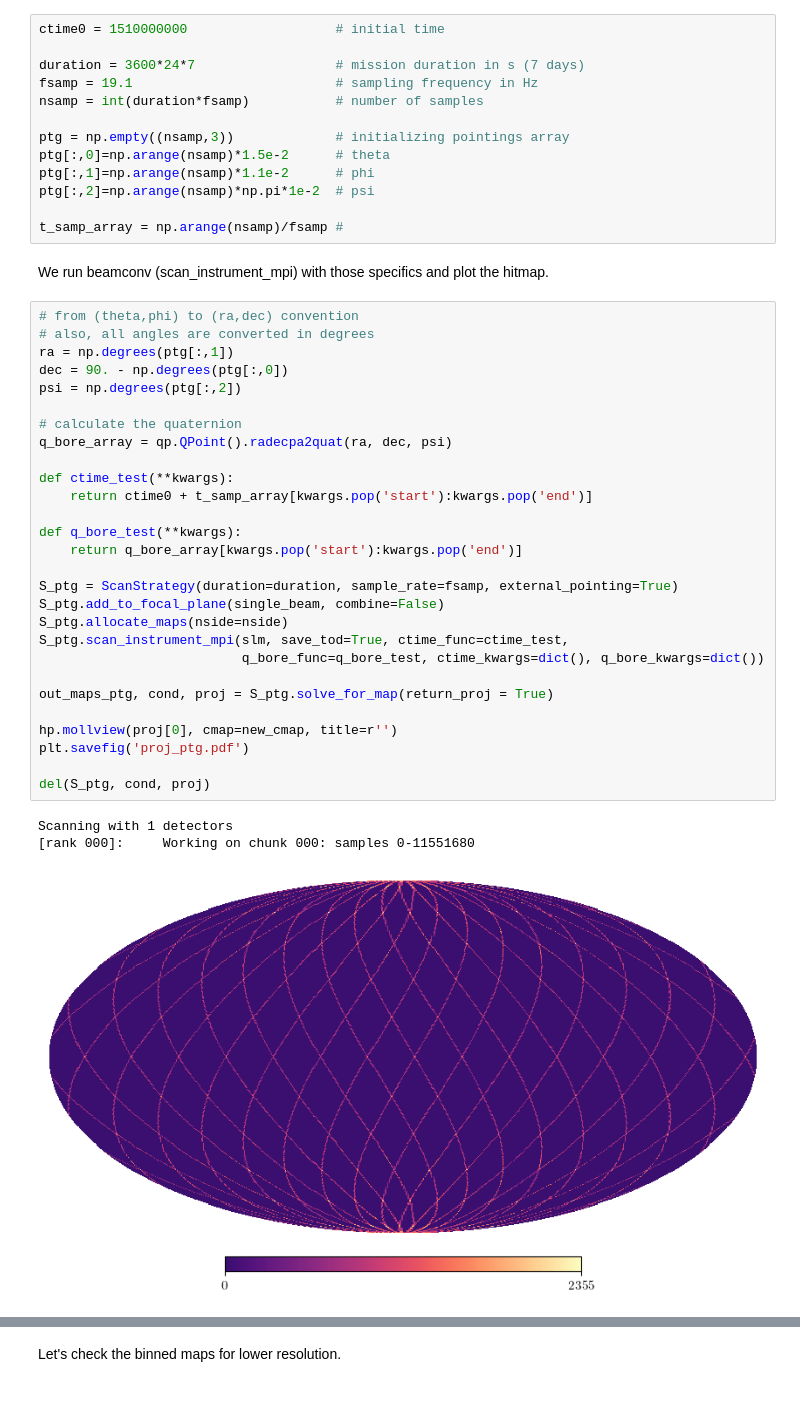
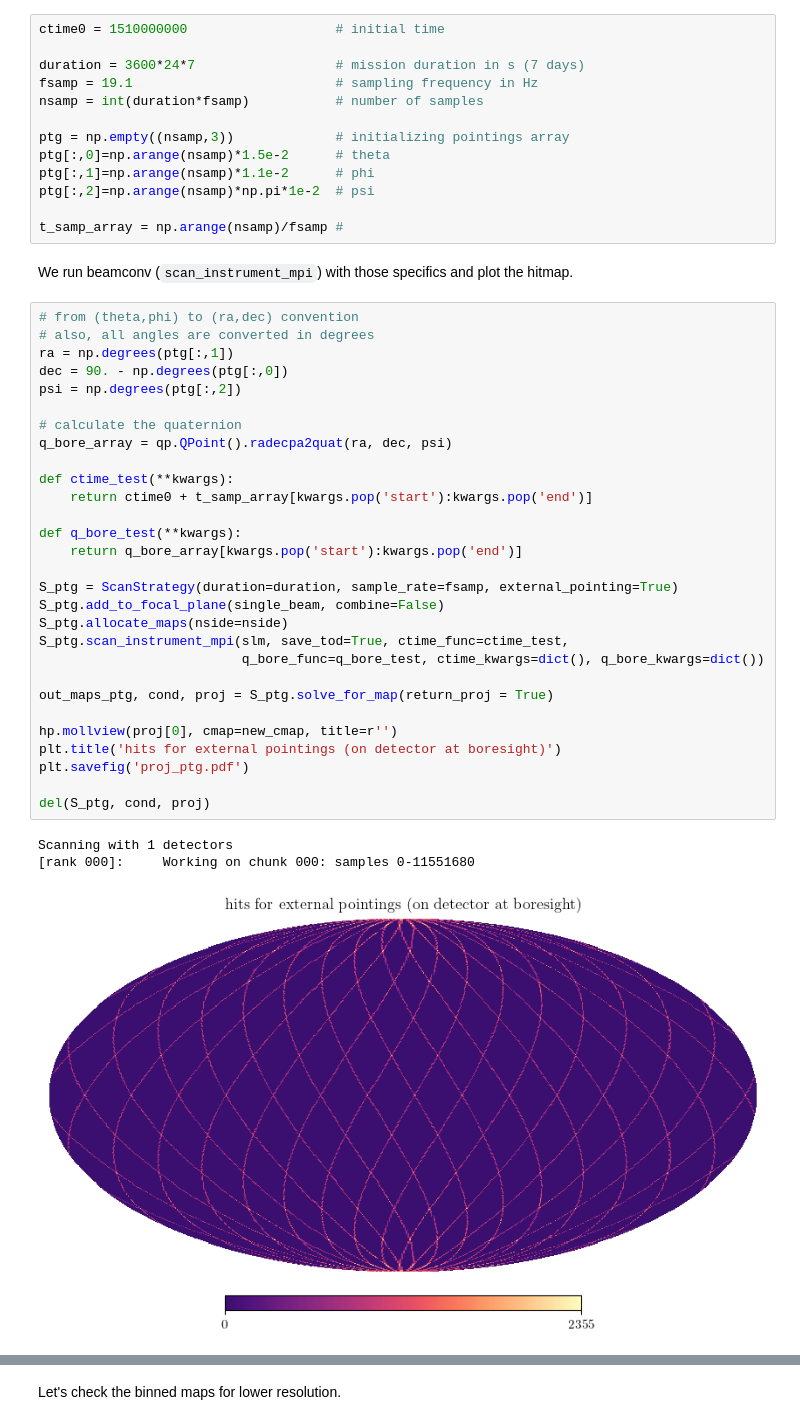
Before and after one commit to martamonelli/beamconv_again, a Jupyter notebook: notebooks/LiteBIRD-like.ipynb, the cells around one changed output, grey strips where cells are left out. Drawn from its saved outputs; the diff is of its cells as text; blank space fills up the shorter version.

```diff
--- a/notebooks/LiteBIRD-like.ipynb
+++ b/notebooks/LiteBIRD-like.ipynb
@@ -81,37 +98,38 @@ ptg[:,2]=np.arange(nsamp)*np.pi*1e-2  # psi
 
 t_samp_array = np.arange(nsamp)/fsamp #
 # %% [markdown]
-We run beamconv (scan_instrument_mpi) with those specifics and plot the hitmap.
+We run beamconv (<code>scan_instrument_mpi</code>) with those specifics and plot the hitmap.
 # %%
 # from (theta,phi) to (ra,dec) convention
 # also, all angles are converted in degrees
 ra = np.degrees(ptg[:,1])
 dec = 90. - np.degrees(ptg[:,0])
 psi = np.degrees(ptg[:,2])
 
 # calculate the quaternion
 q_bore_array = qp.QPoint().radecpa2quat(ra, dec, psi)
 
 def ctime_test(**kwargs):
     return ctime0 + t_samp_array[kwargs.pop('start'):kwargs.pop('end')]
 
 def q_bore_test(**kwargs):
     return q_bore_array[kwargs.pop('start'):kwargs.pop('end')]
 
 S_ptg = ScanStrategy(duration=duration, sample_rate=fsamp, external_pointing=True)
 S_ptg.add_to_focal_plane(single_beam, combine=False)
 S_ptg.allocate_maps(nside=nside)
 S_ptg.scan_instrument_mpi(slm, save_tod=True, ctime_func=ctime_test,
                           q_bore_func=q_bore_test, ctime_kwargs=dict(), q_bore_kwargs=dict())
 
 out_maps_ptg, cond, proj = S_ptg.solve_for_map(return_proj = True)
 
 hp.mollview(proj[0], cmap=new_cmap, title=r'')
+plt.title('hits for external pointings (on detector at boresight)')
 plt.savefig('proj_ptg.pdf')
 
 del(S_ptg, cond, proj)
 # %% [output]
 Scanning with 1 detectors
 [rank 000]:     Working on chunk 000: samples 0-11551680
-[figure, old version]
+[figure, new version]
 # %% [markdown]
```
Also changed, not shown: parts of 33 cells of this notebook.
